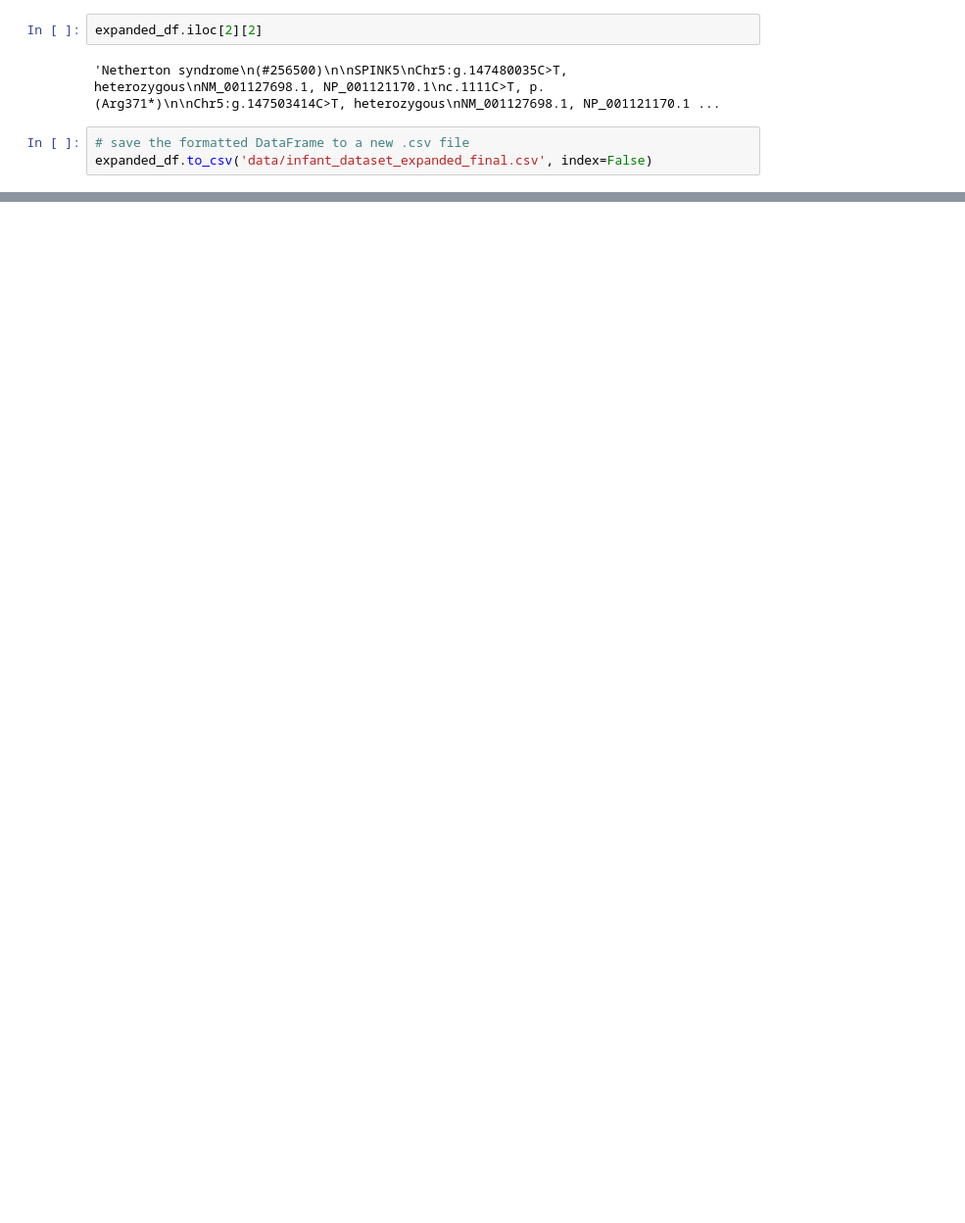
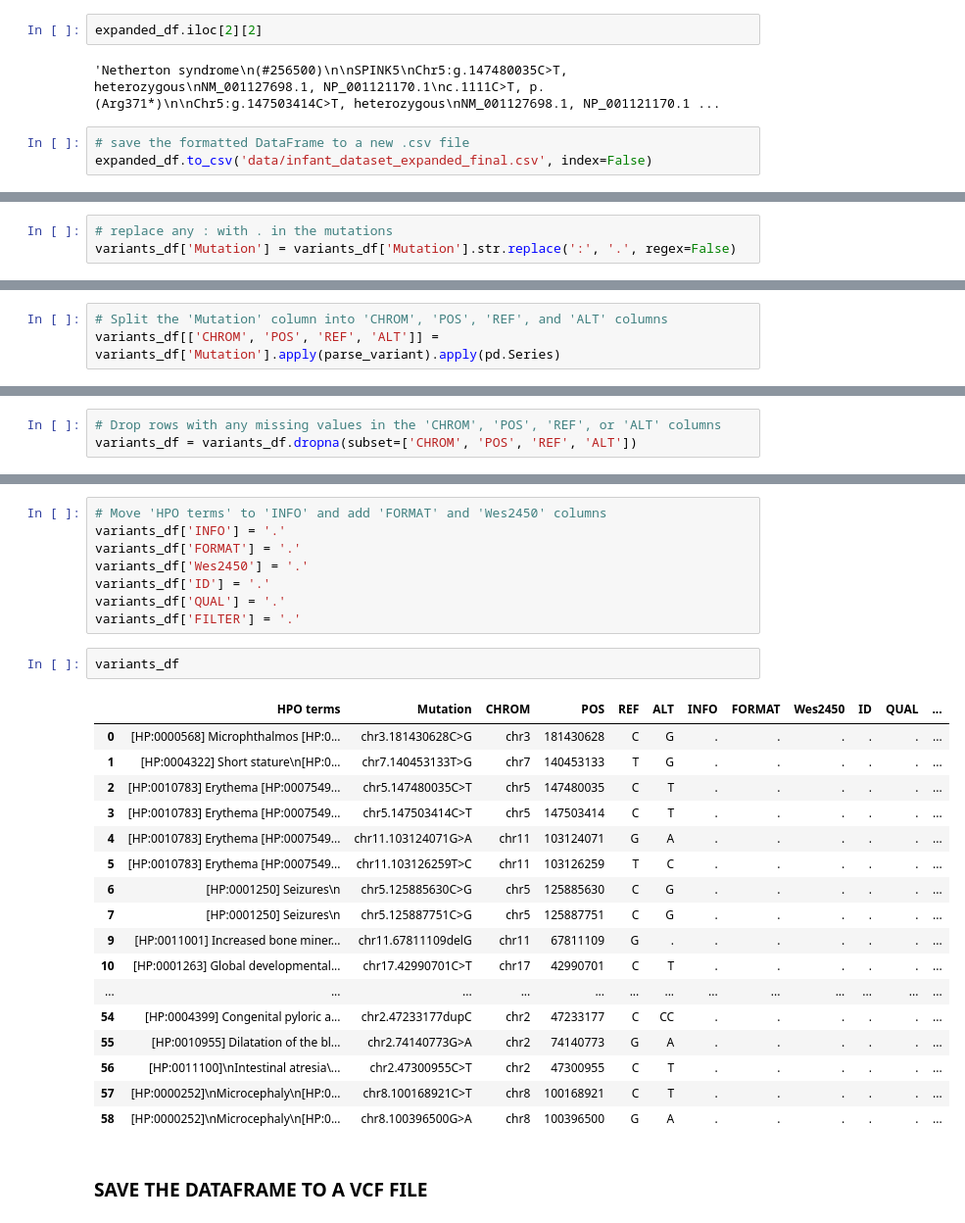
Before and after one commit to PrioVar/PrioVar, a Jupyter notebook: flask/helpers/research_scripts/notebooks/test_data_parse.ipynb, the cells around one changed output, grey strips where cells are left out. Shown at 98% size. Saved outputs shown, nothing was run; the diff lists cells and outputs as text; blank space fills up the shorter version.

```diff
--- a/flask/helpers/research_scripts/notebooks/test_data_parse.ipynb
+++ b/flask/helpers/research_scripts/notebooks/test_data_parse.ipynb
@@ -204,0 +414,3 @@ expanded_df.to_csv('data/infant_dataset_expanded_final.csv', index=False)
+# %%
+# replace any : with . in the mutations
+variants_df['Mutation'] = variants_df['Mutation'].str.replace(':', '.', regex=False)
@@ -204,0 +485,3 @@ expanded_df.to_csv('data/infant_dataset_expanded_final.csv', index=False)
+# %%
+# Split the 'Mutation' column into 'CHROM', 'POS', 'REF', and 'ALT' columns
+variants_df[['CHROM', 'POS', 'REF', 'ALT']] = variants_df['Mutation'].apply(parse_variant).apply(pd.Series)
@@ -204,0 +529,3 @@ expanded_df.to_csv('data/infant_dataset_expanded_final.csv', index=False)
+# %%
+# Drop rows with any missing values in the 'CHROM', 'POS', 'REF', or 'ALT' columns
+variants_df = variants_df.dropna(subset=['CHROM', 'POS', 'REF', 'ALT'])
@@ -204,0 +556,30 @@ expanded_df.to_csv('data/infant_dataset_expanded_final.csv', index=False)
+# %%
+# Move 'HPO terms' to 'INFO' and add 'FORMAT' and 'Wes2450' columns
+variants_df['INFO'] = '.'
+variants_df['FORMAT'] = '.'
+variants_df['Wes2450'] = '.'
+variants_df['ID'] = '.'
+variants_df['QUAL'] = '.'
+variants_df['FILTER'] = '.'
+# %%
+variants_df
+# %% [output]
+|  | HPO terms | Mutation | CHROM | POS | REF | ALT | INFO | FORMAT | Wes2450 | ID | QUAL | ... |
+| 0 | [HP:0000568] Microphthalmos [HP:0... | chr3.181430628C>G | chr3 | 181430628 | C | G | . | . | . | . | . | ... |
+| 1 | [HP:0004322] Short stature\n[HP:0... | chr7.140453133T>G | chr7 | 140453133 | T | G | . | . | . | . | . | ... |
+| 2 | [HP:0010783] Erythema [HP:0007549... | chr5.147480035C>T | chr5 | 147480035 | C | T | . | . | . | . | . | ... |
+| 3 | [HP:0010783] Erythema [HP:0007549... | chr5.147503414C>T | chr5 | 147503414 | C | T | . | . | . | . | . | ... |
+| 4 | [HP:0010783] Erythema [HP:0007549... | chr11.103124071G>A | chr11 | 103124071 | G | A | . | . | . | . | . | ... |
+| 5 | [HP:0010783] Erythema [HP:0007549... | chr11.103126259T>C | chr11 | 103126259 | T | C | . | . | . | . | . | ... |
+| 6 | [HP:0001250] Seizures\n | chr5.125885630C>G | chr5 | 125885630 | C | G | . | . | . | . | . | ... |
+| 7 | [HP:0001250] Seizures\n | chr5.125887751C>G | chr5 | 125887751 | C | G | . | . | . | . | . | ... |
+| 9 | [HP:0011001] Increased bone miner... | chr11.67811109delG | chr11 | 67811109 | G | . | . | . | . | . | . | ... |
+| 10 | [HP:0001263] Global developmental... | chr17.42990701C>T | chr17 | 42990701 | C | T | . | . | . | . | . | ... |
+| ... | ... | ... | ... | ... | ... | ... | ... | ... | ... | ... | ... | ... |
+| 54 | [HP:0004399] Congenital pyloric a... | chr2.47233177dupC | chr2 | 47233177 | C | CC | . | . | . | . | . | ... |
+| 55 | [HP:0010955] Dilatation of the bl... | chr2.74140773G>A | chr2 | 74140773 | G | A | . | . | . | . | . | ... |
+| 56 | [HP:0011100]\nIntestinal atresia\... | chr2.47300955C>T | chr2 | 47300955 | C | T | . | . | . | . | . | ... |
+| 57 | [HP:0000252]\nMicrocephaly\n[HP:0... | chr8.100168921C>T | chr8 | 100168921 | C | T | . | . | . | . | . | ... |
+| 58 | [HP:0000252]\nMicrocephaly\n[HP:0... | chr8.100396500G>A | chr8 | 100396500 | G | A | . | . | . | . | . | ... |
+# %% [markdown]
+### SAVE THE DATAFRAME TO A VCF FILE
```
Also changed, not shown: parts of 30 cells of this notebook.
